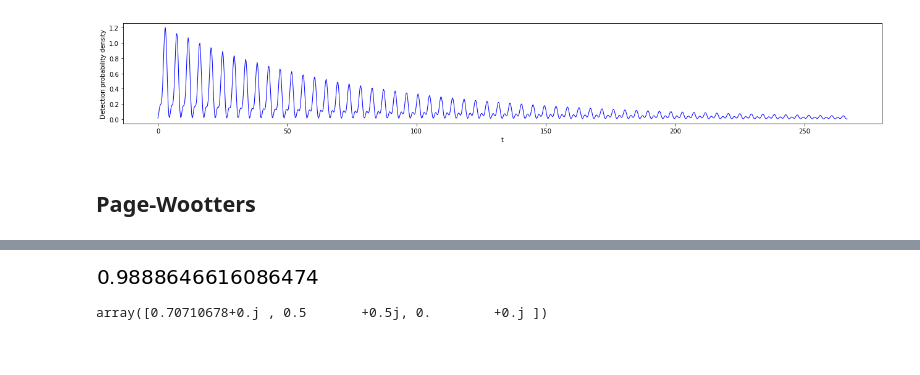
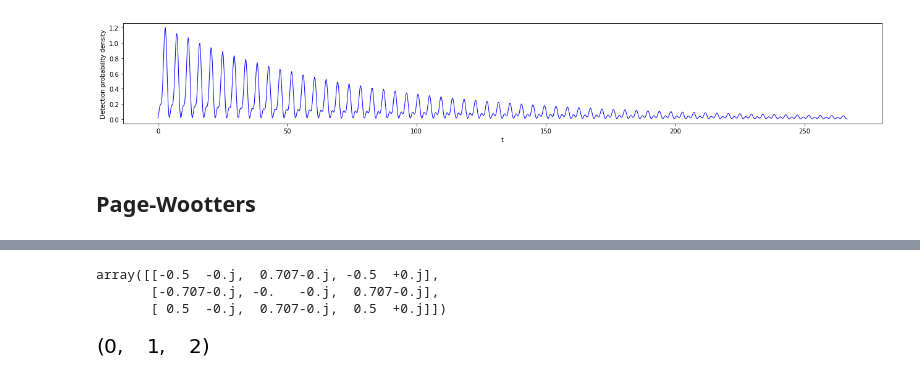
Before and after one commit to gderosa/timeq, a Jupyter notebook: comp/jupyter/detect-gentle3.ipynb, the cells around one changed output, grey strips where cells are left out. Drawn from its saved outputs; the diff is of its cells as text; code cells hidden in the pictures.

Commit message:
py: find_linear_independent_initial()

```diff
--- a/comp/jupyter/detect-gentle3.ipynb
+++ b/comp/jupyter/detect-gentle3.ipynb
@@ -404,8 +367,48 @@ array([0.635254  +0.14731194j, 0.60217609-0.45651576j,
-# %%
-fidelity
-# %% [output]
-[figure, removed]
-# %%
-target
-# %% [output]
-array([0.70710678+0.j , 0.5       +0.5j, 0.        +0.j ])
+# %%
+def find_linear_independent_initial(dim_S=NS, eigenvectors=eigenvectors):
+    best_i, best_j, best_k = -1, -1, -1
+    best_det = 0
+    best_states = np.array([
+        [0, 0, 0],
+        [0, 0, 0],
+        [0, 0, 0]
+    ])
+    for i in range(NT*NS):
+        for j in range(i, NT*NS):
+            for k in range(j, NT*NS):
+                si = eigenvectors[i][:3]
+                si = si / norm(si)
+                sj = eigenvectors[j][:3]
+                sj = sj / norm(sj)
+                sk = eigenvectors[k][:3]
+                sk = sk / norm(sk)
+                states = np.array([
+                    si,
+                    sj,
+                    sk
+                ])
+                _det = det(states)
+                if abs(abs(_det)-1.0) < abs(abs(best_det) - 1.0):
+                    best_det = _det
+                    best_i, best_j, best_k = i, j, k
+                    best_states = states
+                if abs(abs(_det)-1.0) == 0:
+                    return best_i, best_j, best_k, best_det, best_states
+        percent = int(100 * (i + 1) / (NT*NS))
+        print(
+            str(percent) + '% scanned' + "\tabs(best_det) = " + str(abs(best_det)),
+            end="\r", flush=True)
+
+    return best_i, best_j, best_k, best_det, best_states
+# %%
+i, j, k, best_det, best_states = find_linear_independent_initial()
+# %%
+np.round(best_states, decimals=3)
+# %% [output]
+array([[-0.5  -0.j,  0.707-0.j, -0.5  +0.j],
+       [-0.707-0.j, -0.   -0.j,  0.707-0.j],
+       [ 0.5  -0.j,  0.707-0.j,  0.5  +0.j]])
+# %%
+i, j, k
+# %% [output]
+[figure, added]
```
Also changed, not shown: parts of 4 cells of this notebook.
